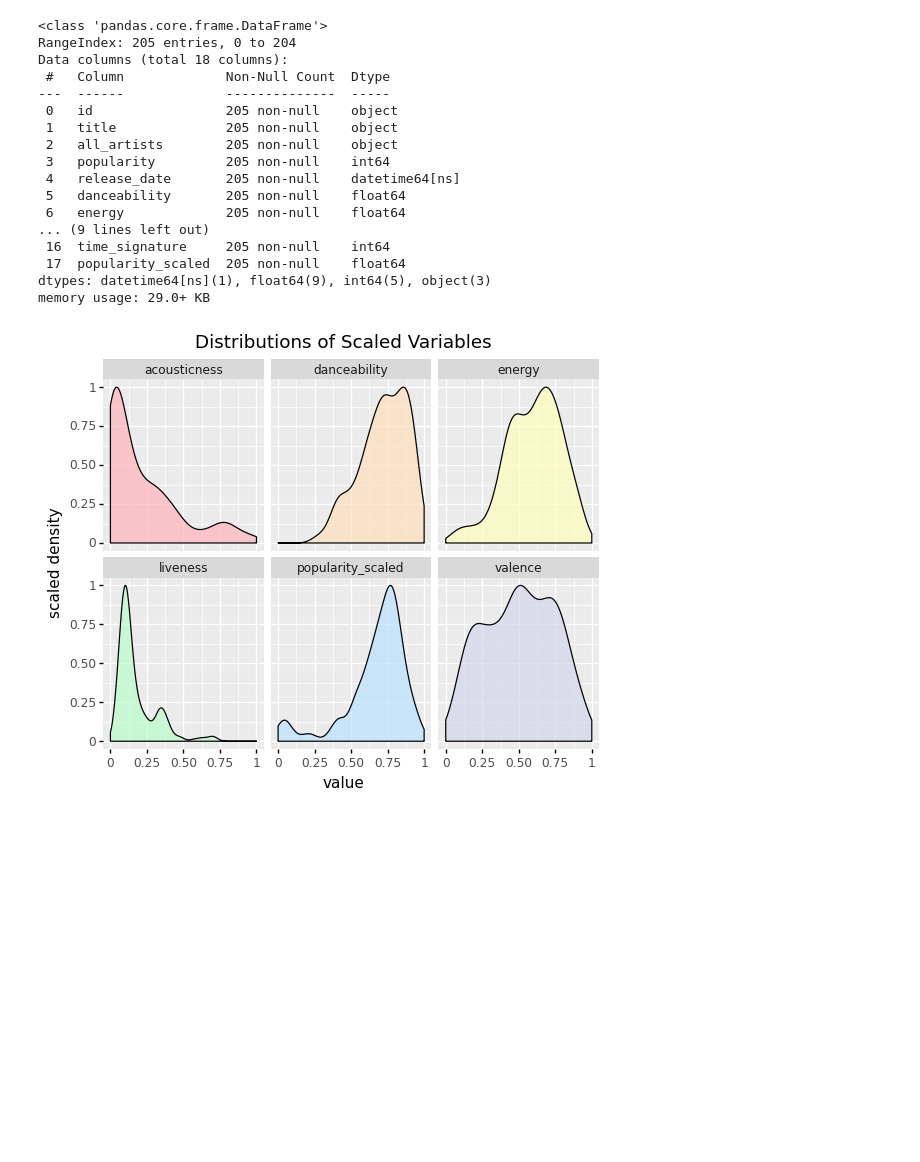
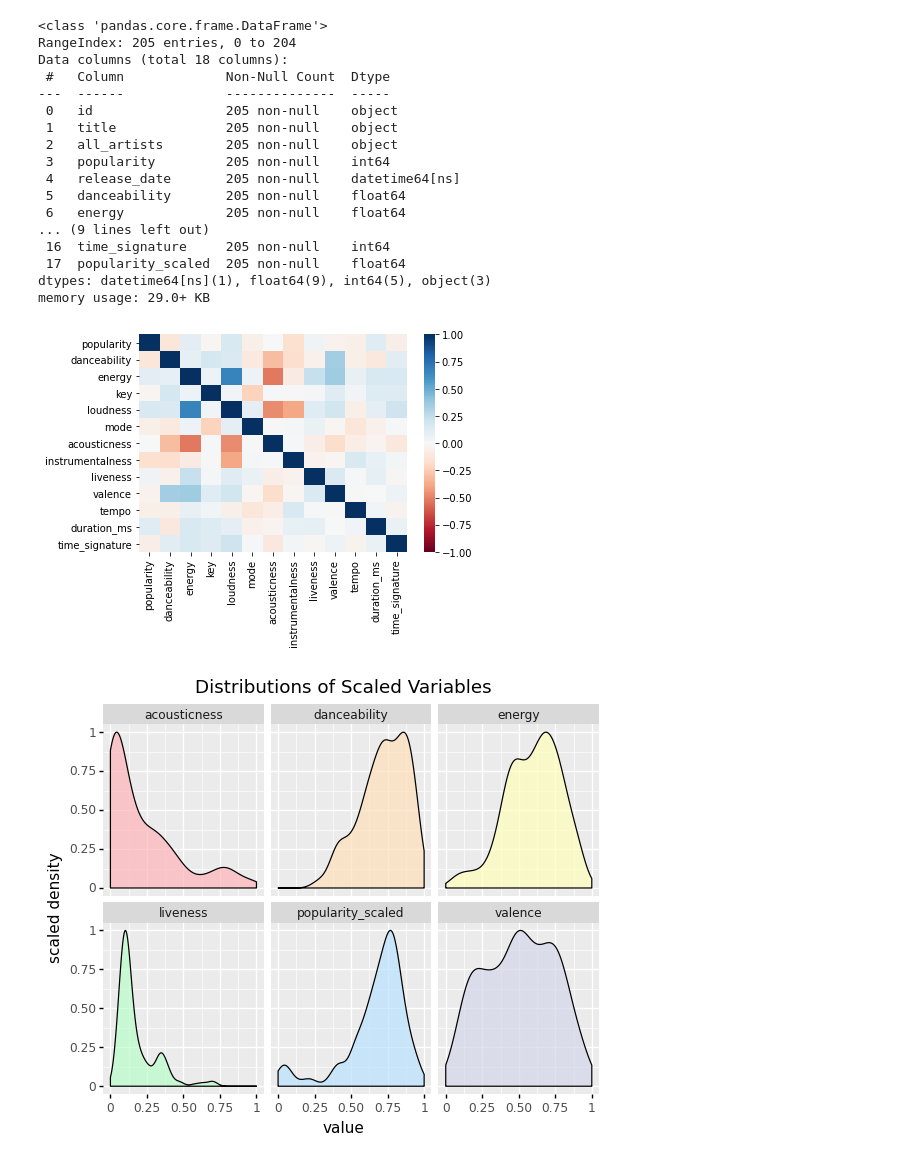
Before and after one commit to s-helal/tiktokify, a Jupyter notebook: jupyterSlides.ipynb, the cells around one changed output. Drawn from its saved outputs; the diff is of its cells as text; code cells hidden in the pictures; blank space fills up the shorter version.

```diff
--- a/jupyterSlides.ipynb
+++ b/jupyterSlides.ipynb
@@ -135,10 +146,12 @@ facetdf01 = pd.melt(data, id_vars=['id'], value_vars=quant01)
 # %%
 # Plot 1: Heat Map/ Correlation Matrix
 
 ryb = matplotlib.colors.LinearSegmentedColormap.from_list("", ["green","yellow","red"])
 corr = data.corr()
 corr.style.set_precision(3).background_gradient(cmap='RdBu', vmin=-1, vmax=1)
-sns.heatmap(data.drop("popularity_scaled",axis=1).corr(), vmin = -1, vmax = 1, cmap = 'RdBu')
+_ = sns.heatmap(data.drop("popularity_scaled",axis=1).corr(), vmin = -1, vmax = 1, cmap = 'RdBu')
+# %% [output]
+[figure, added]
 # %%
 # Plot 2: Distributions of Scaled Variables
 gg = p9.ggplot(facetdf01, p9.aes(x='value', y = after_stat("scaled"), fill = 'factor(variable)'))
```
Also changed, not shown: parts of 9 cells of this notebook.
